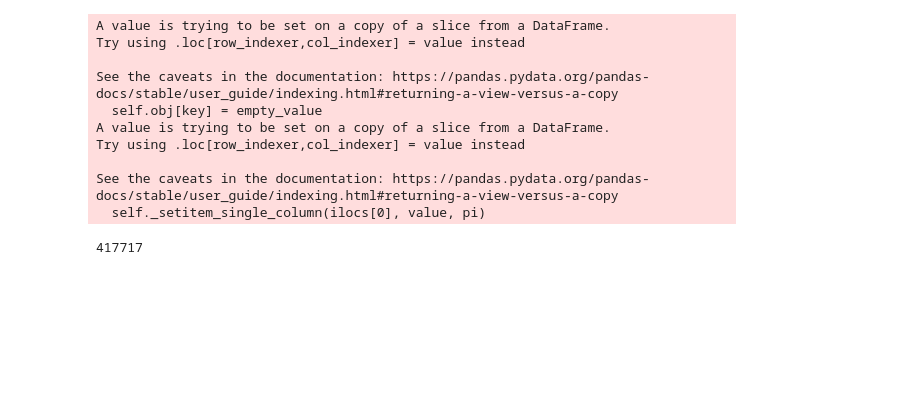
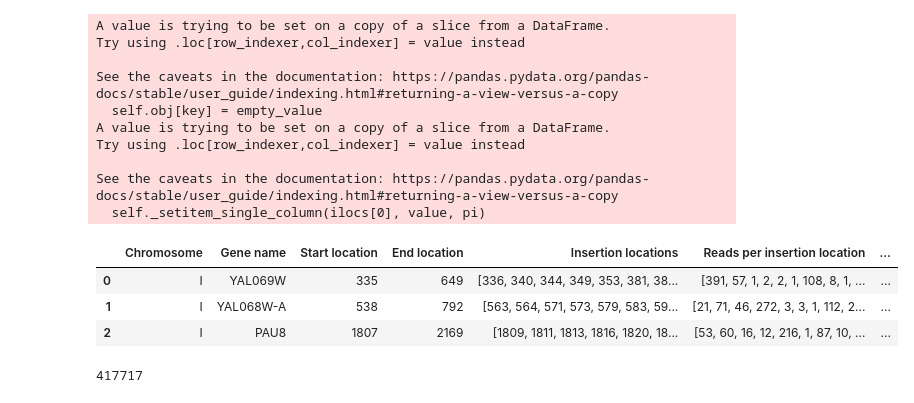
Before and after one commit to SATAY-LL/comparative-analysis-among-strains, a Jupyter notebook: src/normalization_procedures_satay_data.ipynb, the cells around one changed output. Cells and saved outputs as stored; diff of their text form; code cells hidden in the pictures; blank space fills up the shorter version.

```diff
--- a/src/normalization_procedures_satay_data.ipynb
+++ b/src/normalization_procedures_satay_data.ipynb
@@ -183,6 +185,13 @@ See the caveats in the documentation: https://pandas.pydata.org/pandas-docs/stab
   self._setitem_single_column(ilocs[0], value, pi)
 # %%
 # data_norm_pd.to_excel("../postprocessed-data/data_norm_linear_transformation_all_backgrounds.xlsx")
+# %%
+data_norm_pd.loc["wt_merged"][0:3]
+# %% [output]
+|  | Chromosome | Gene name | Start location | End location | Insertion locations | Reads per insertion location | ... |
+| 0 | I | YAL069W | 335 | 649 | [336, 340, 344, 349, 353, 381, 38... | [391, 57, 1, 2, 2, 1, 108, 8, 1, ... | ... |
+| 1 | I | YAL068W-A | 538 | 792 | [563, 564, 571, 573, 579, 583, 59... | [21, 71, 46, 272, 3, 3, 1, 112, 2... | ... |
+| 2 | I | PAU8 | 1807 | 2169 | [1809, 1811, 1813, 1816, 1820, 18... | [53, 60, 16, 12, 216, 1, 87, 10, ... | ... |
 # %%
 reads_per_chrom_pd.loc["wt_merged"]["I"]
 # %% [output]
```
Also changed, not shown: parts of 3 cells of this notebook, 1 other file.
